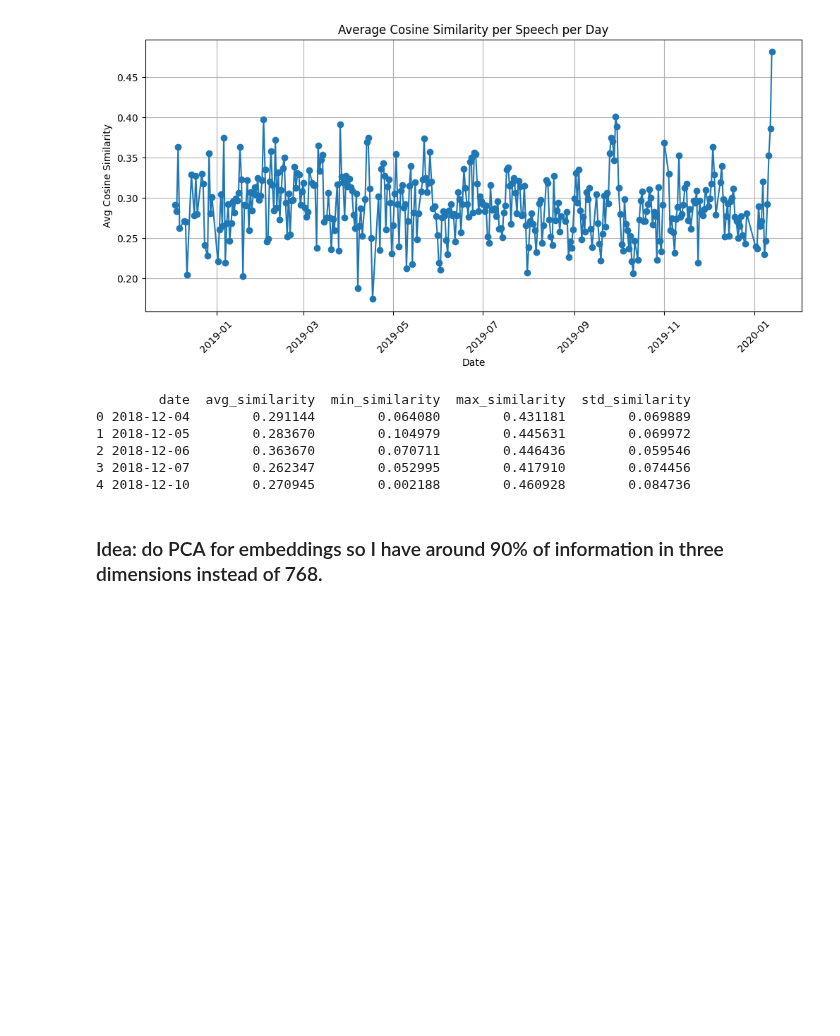
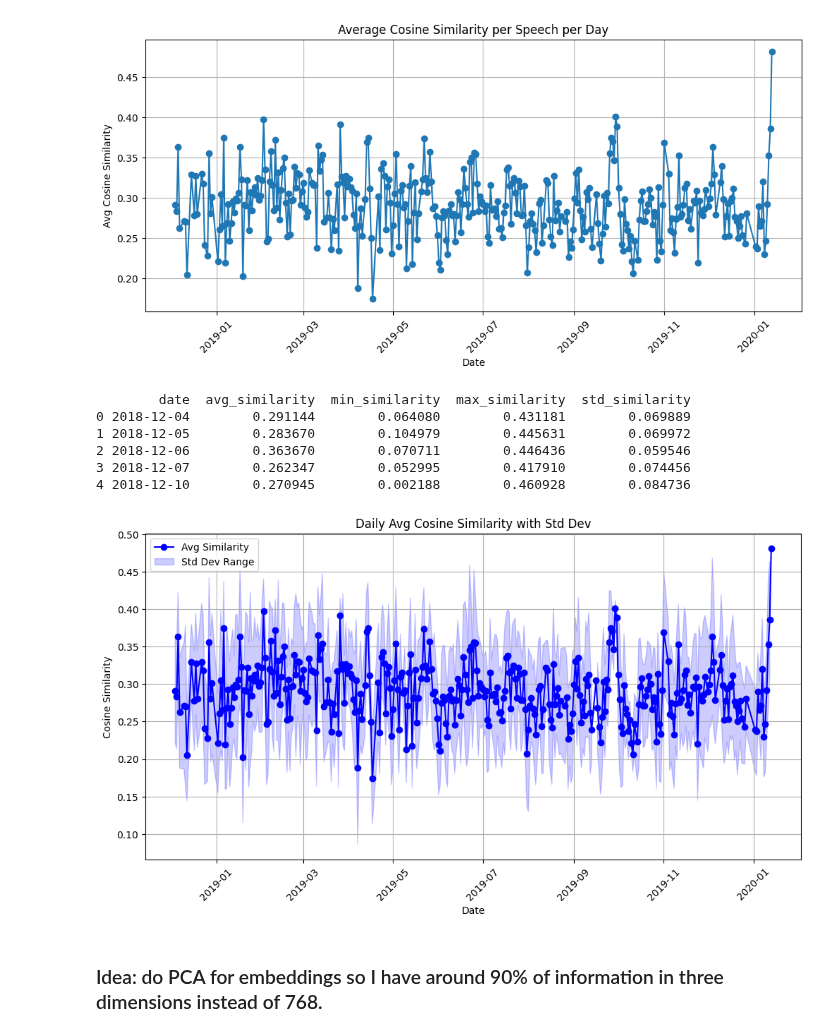
Before and after one commit to lramir14/MDS_thesis, a Jupyter notebook: efficient-similarity.ipynb, the cells around one changed output. Drawn from its saved outputs; the diff is of its cells as text; code cells hidden in the pictures; blank space fills up the shorter version.

Commit message:
Kaggle Notebook | efficient_similarity | done with cosine similairty for 2019. next regress

```diff
--- a/efficient-similarity.ipynb
+++ b/efficient-similarity.ipynb
@@ -285,6 +285,32 @@ print(daily_similarity_stats.head())
 2 2018-12-06        0.363670        0.070711        0.446436        0.059546
 3 2018-12-07        0.262347        0.052995        0.417910        0.074456
 4 2018-12-10        0.270945        0.002188        0.460928        0.084736
+# %%
+def plot_similarity_with_std(daily_stats):
+    plt.figure(figsize=(12, 6))
+
+    # Plot average similarity
+    plt.plot(daily_stats['date'], daily_stats['avg_similarity'], marker='o', linestyle='-', label='Avg Similarity', color='blue')
+
+    # Fill the area within ±1 std deviation
+    plt.fill_between(daily_stats['date'],
+                     daily_stats['avg_similarity'] - daily_stats['std_similarity'],
+                     daily_stats['avg_similarity'] + daily_stats['std_similarity'],
+                     color='blue', alpha=0.2, label='Std Dev Range')
+
+    plt.xlabel('Date')
+    plt.ylabel('Cosine Similarity')
+    plt.title('Daily Avg Cosine Similarity with Std Dev')
+    plt.legend()
+    plt.grid(True)
+    plt.xticks(rotation=45)
+
+    plt.show()
+
+# **Usage**
+plot_similarity_with_std(daily_similarity_stats)
+# %% [output]
+[figure, added]
 # %% [markdown]
 ### Idea: do PCA for embeddings so I have around 90% of information in three dimensions instead of 768.
 # %% [markdown]
```
